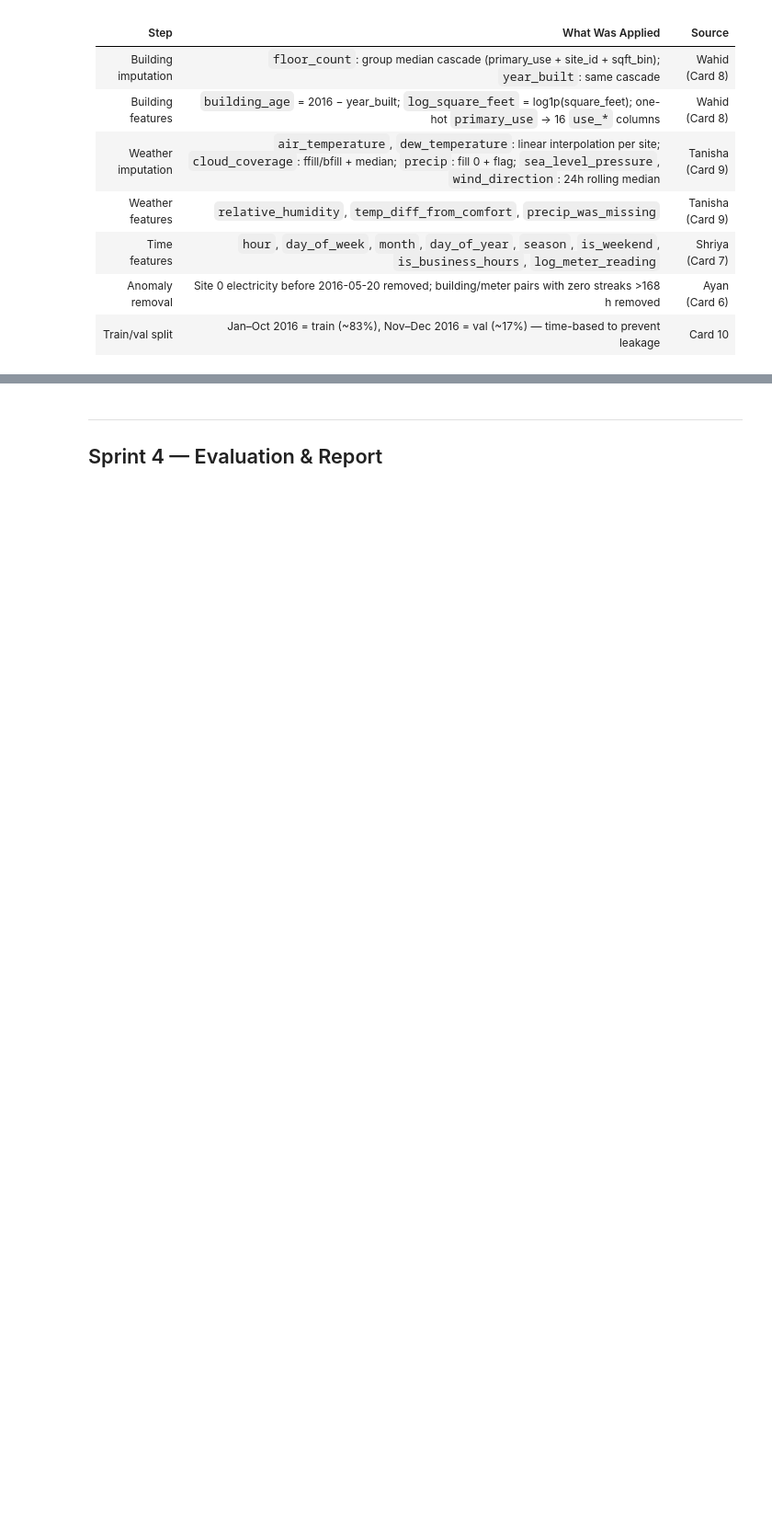
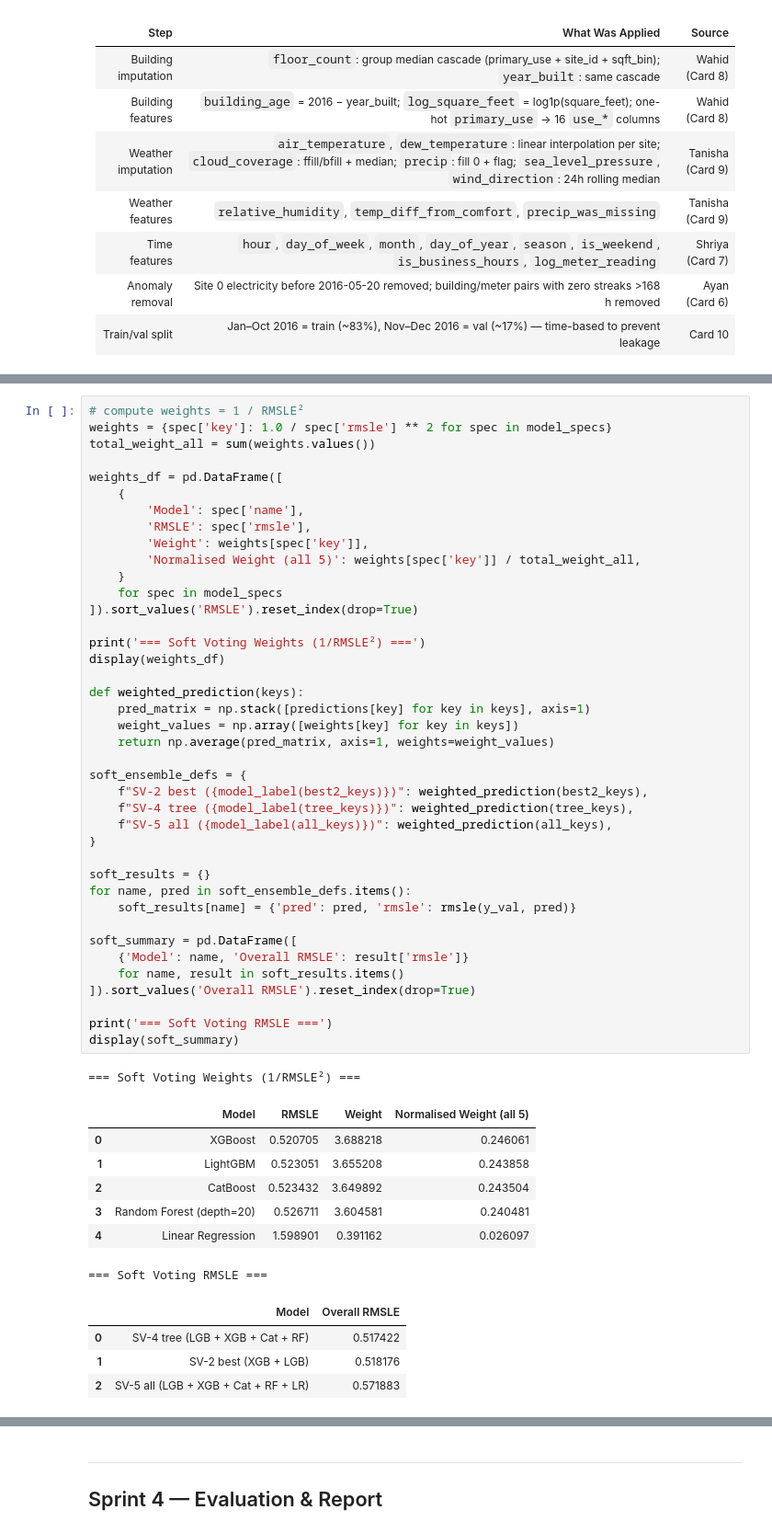
Before and after one commit to ZahraSabouri/CMT307_GreatEnergyPredictor, a Jupyter notebook: notebooks/Zahra_Data_Merging.ipynb, the cells around one changed output, grey strips where cells are left out. Shown at 92% size. Cells and saved outputs as stored; diff of their text form; blank space fills up the shorter version.

```diff
--- a/notebooks/Zahra_Data_Merging.ipynb
+++ b/notebooks/Zahra_Data_Merging.ipynb
@@ -409,0 +688,53 @@ Saved to ../data_processed/
+# %%
+# compute weights = 1 / RMSLE²
+weights = {spec['key']: 1.0 / spec['rmsle'] ** 2 for spec in model_specs}
+total_weight_all = sum(weights.values())
+
+weights_df = pd.DataFrame([
+    {
+        'Model': spec['name'],
+        'RMSLE': spec['rmsle'],
+        'Weight': weights[spec['key']],
+        'Normalised Weight (all 5)': weights[spec['key']] / total_weight_all,
+    }
+    for spec in model_specs
+]).sort_values('RMSLE').reset_index(drop=True)
+
+print('=== Soft Voting Weights (1/RMSLE²) ===')
+display(weights_df)
+
+def weighted_prediction(keys):
+    pred_matrix = np.stack([predictions[key] for key in keys], axis=1)
+    weight_values = np.array([weights[key] for key in keys])
+    return np.average(pred_matrix, axis=1, weights=weight_values)
+
+soft_ensemble_defs = {
+    f"SV-2 best ({model_label(best2_keys)})": weighted_prediction(best2_keys),
+    f"SV-4 tree ({model_label(tree_keys)})": weighted_prediction(tree_keys),
+    f"SV-5 all ({model_label(all_keys)})": weighted_prediction(all_keys),
+}
+
+soft_results = {}
+for name, pred in soft_ensemble_defs.items():
+    soft_results[name] = {'pred': pred, 'rmsle': rmsle(y_val, pred)}
+
+soft_summary = pd.DataFrame([
+    {'Model': name, 'Overall RMSLE': result['rmsle']}
+    for name, result in soft_results.items()
+]).sort_values('Overall RMSLE').reset_index(drop=True)
+
+print('=== Soft Voting RMSLE ===')
+display(soft_summary)
+# %% [output]
+=== Soft Voting Weights (1/RMSLE²) ===
+|  | Model | RMSLE | Weight | Normalised Weight (all 5) |
+| 0 | XGBoost | 0.520705 | 3.688218 | 0.246061 |
+| 1 | LightGBM | 0.523051 | 3.655208 | 0.243858 |
+| 2 | CatBoost | 0.523432 | 3.649892 | 0.243504 |
+| 3 | Random Forest (depth=20) | 0.526711 | 3.604581 | 0.240481 |
+| 4 | Linear Regression | 1.598901 | 0.391162 | 0.026097 |
+=== Soft Voting RMSLE ===
+|  | Model | Overall RMSLE |
+| 0 | SV-4 tree (LGB + XGB + Cat + RF) | 0.517422 |
+| 1 | SV-2 best (XGB + LGB) | 0.518176 |
+| 2 | SV-5 all (LGB + XGB + Cat + RF + LR) | 0.571883 |
```
Also changed, not shown: parts of 25 cells of this notebook, 1 other file.
